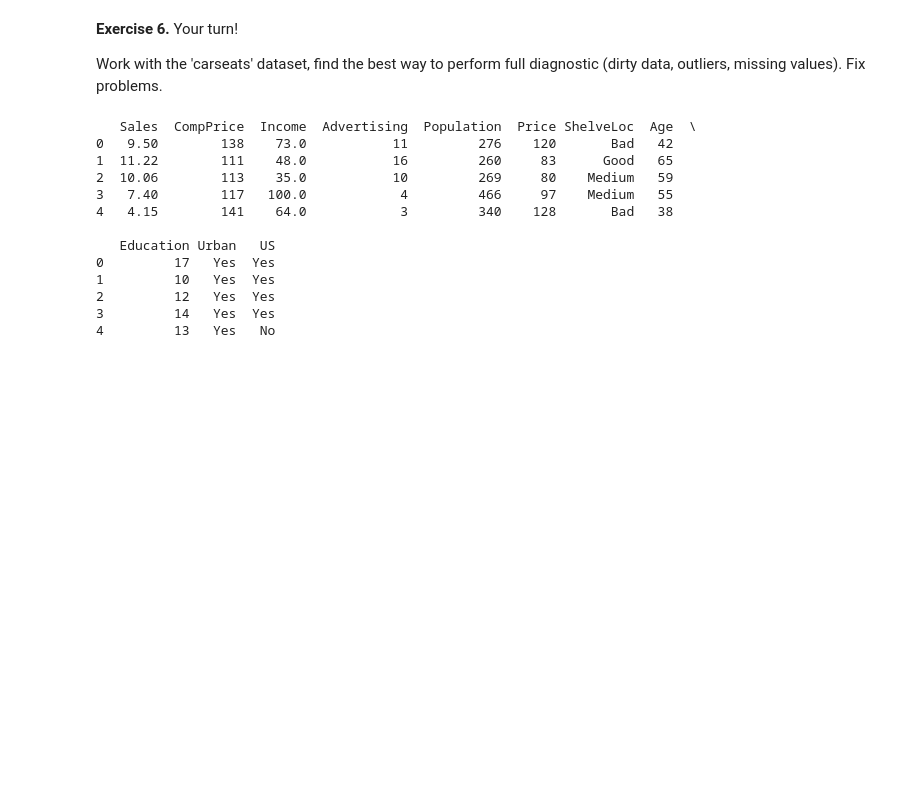
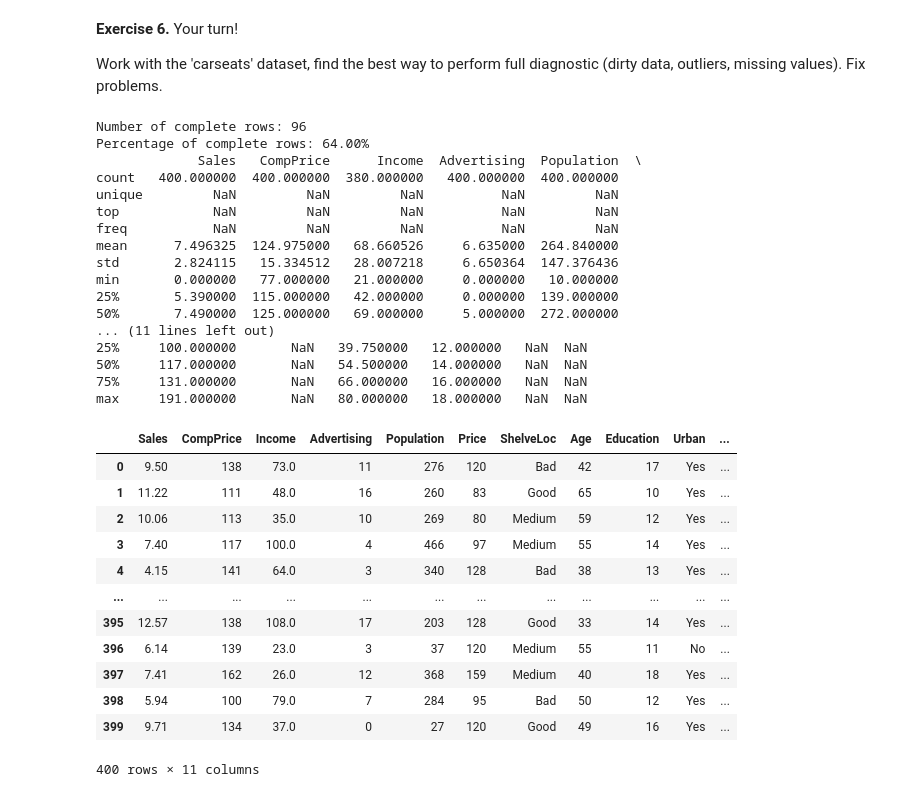
Before and after one commit to FilipBerka04/Descriptive_Statistics, a Jupyter notebook: Lab_3/Exercise 4.ipynb, the cells around one changed output. Cells and saved outputs as stored; diff of their text form; code cells hidden in the pictures; blank space fills up the shorter version.

```diff
--- a/Lab_3/Exercise 4.ipynb
+++ b/Lab_3/Exercise 4.ipynb
@@ -651,20 +698,54 @@ Read more here: [https://gnpalencia.org/optbinning/tutorials/tutorial_binary.htm
 **Exercise 6.** Your turn!
 
 Work with the 'carseats' dataset, find the best way to perform full diagnostic (dirty data, outliers, missing values). Fix problems.
-# %%
-# your code goes here
-print(carseats.head())
-# %% [output]
-   Sales  CompPrice  Income  Advertising  Population  Price ShelveLoc  Age  \
-0   9.50        138    73.0           11         276    120       Bad   42
-1  11.22        111    48.0           16         260     83      Good   65
-2  10.06        113    35.0           10         269     80    Medium   59
-3   7.40        117   100.0            4         466     97    Medium   55
-4   4.15        141    64.0            3         340    128       Bad   38
-
-   Education Urban   US
-0         17   Yes  Yes
-1         10   Yes  Yes
-2         12   Yes  Yes
-3         14   Yes  Yes
-4         13   Yes   No
+# %%
+# your code goes here
+
+num_of_complete_rows = carseats.dropna().shape[0]
+
+percentage_complete_rows = (num_of_complete_rows / carseats.shape[0]) * 100
+
+print(f"Number of complete rows: {complete_cases}")
+print(f"Percentage of complete rows: {percentage_complete:.2f}%")
+
+# handling special values
+# using function that was already defined
+
+for collumn in carseats.columns:
+    carseats[collumn] = carseats[collumn].apply(lambda x: np.nan if is_special(pd.Series([x]))[0] else x)
+
+# displaying summary of the data
+print(carseats.describe(include='all'))
+
+carseats
+# %% [output]
+Number of complete rows: 96
+Percentage of complete rows: 64.00%
+             Sales   CompPrice      Income  Advertising  Population  \
+count   400.000000  400.000000  380.000000   400.000000  400.000000
+unique         NaN         NaN         NaN          NaN         NaN
+top            NaN         NaN         NaN          NaN         NaN
+freq           NaN         NaN         NaN          NaN         NaN
+mean      7.496325  124.975000   68.660526     6.635000  264.840000
+std       2.824115   15.334512   28.007218     6.650364  147.376436
+min       0.000000   77.000000   21.000000     0.000000   10.000000
+25%       5.390000  115.000000   42.000000     0.000000  139.000000
+50%       7.490000  125.000000   69.000000     5.000000  272.000000
+... (11 lines left out)
+25%     100.000000       NaN   39.750000   12.000000   NaN  NaN
+50%     117.000000       NaN   54.500000   14.000000   NaN  NaN
+75%     131.000000       NaN   66.000000   16.000000   NaN  NaN
+max     191.000000       NaN   80.000000   18.000000   NaN  NaN
+|  | Sales | CompPrice | Income | Advertising | Population | Price | ShelveLoc | Age | Education | Urban | ... |
+| 0 | 9.50 | 138 | 73.0 | 11 | 276 | 120 | Bad | 42 | 17 | Yes | ... |
+| 1 | 11.22 | 111 | 48.0 | 16 | 260 | 83 | Good | 65 | 10 | Yes | ... |
+| 2 | 10.06 | 113 | 35.0 | 10 | 269 | 80 | Medium | 59 | 12 | Yes | ... |
+| 3 | 7.40 | 117 | 100.0 | 4 | 466 | 97 | Medium | 55 | 14 | Yes | ... |
+| 4 | 4.15 | 141 | 64.0 | 3 | 340 | 128 | Bad | 38 | 13 | Yes | ... |
+| ... | ... | ... | ... | ... | ... | ... | ... | ... | ... | ... | ... |
+| 395 | 12.57 | 138 | 108.0 | 17 | 203 | 128 | Good | 33 | 14 | Yes | ... |
+| 396 | 6.14 | 139 | 23.0 | 3 | 37 | 120 | Medium | 55 | 11 | No | ... |
+| 397 | 7.41 | 162 | 26.0 | 12 | 368 | 159 | Medium | 40 | 18 | Yes | ... |
+| 398 | 5.94 | 100 | 79.0 | 7 | 284 | 95 | Bad | 50 | 12 | Yes | ... |
+| 399 | 9.71 | 134 | 37.0 | 0 | 27 | 120 | Good | 49 | 16 | Yes | ... |
+400 rows × 11 columns
```
Also changed, not shown: parts of 9 cells of this notebook.
